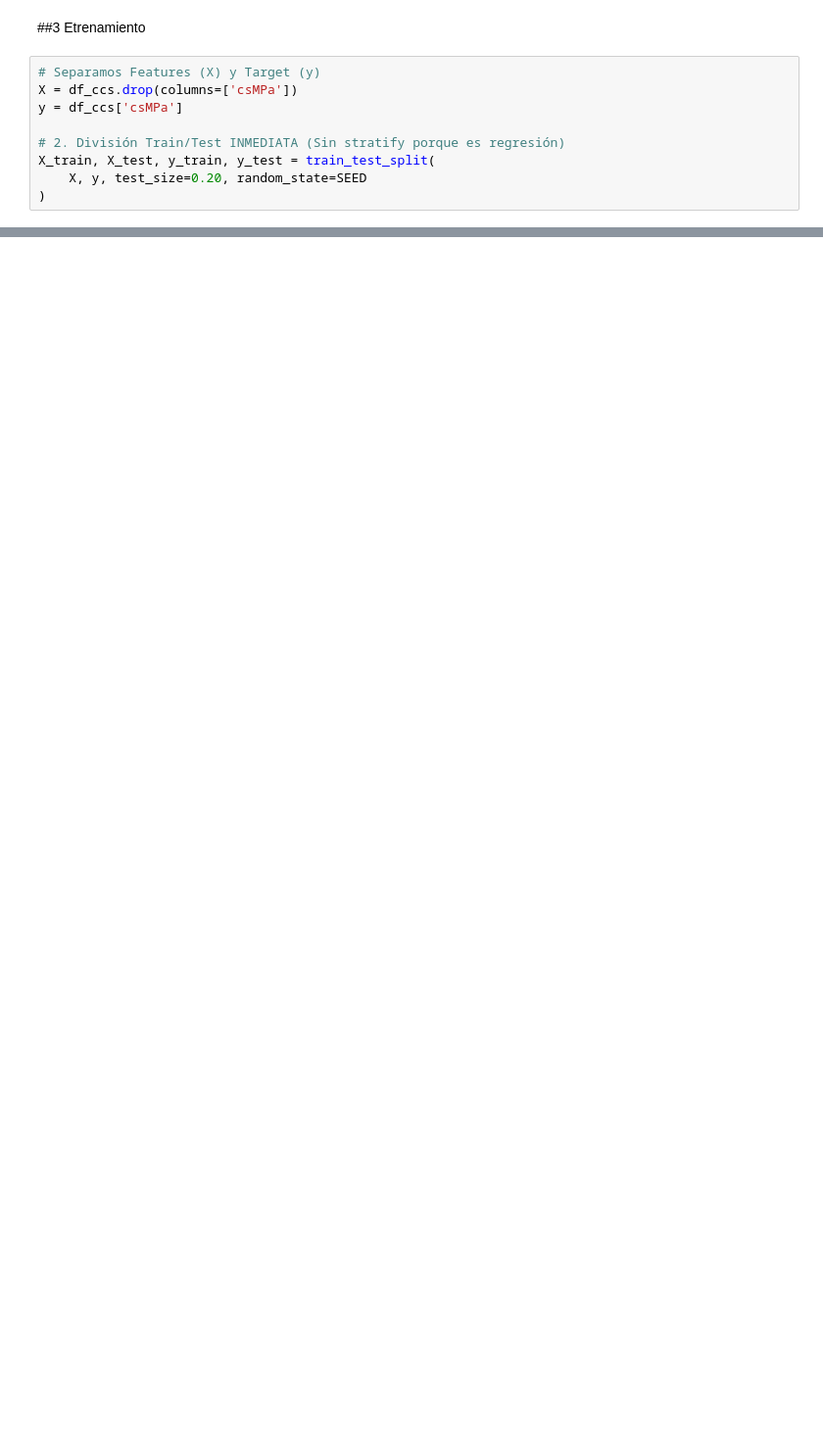
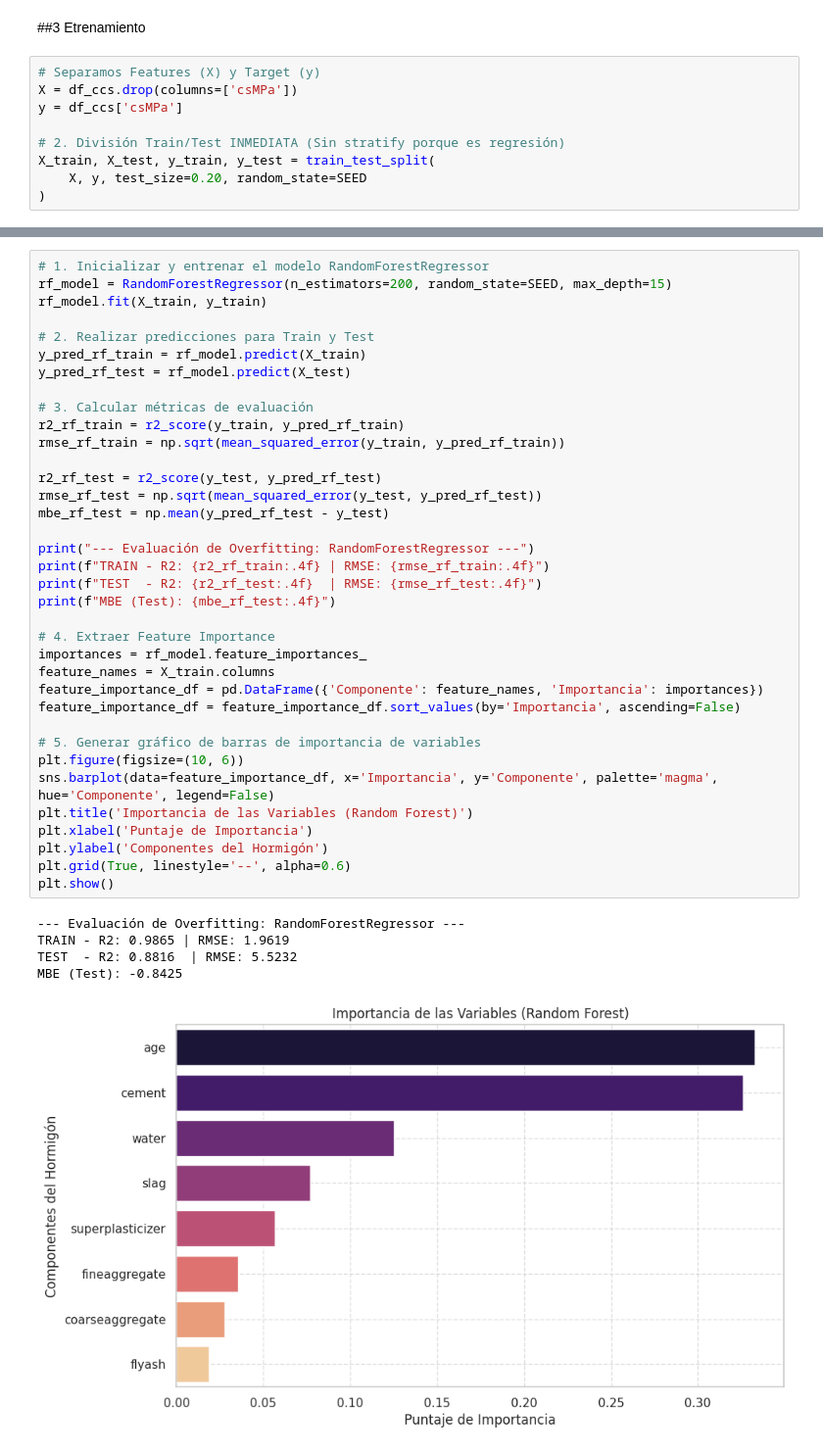
Before and after one commit to Santibareiro27/Inteligencia-Computacional, a Jupyter notebook: RA1_LAB1/Laboratorio_N°1_3.ipynb, the cells around one changed output, grey strips where cells are left out. Shown at 98% size. Saved outputs shown, nothing was run; the diff lists cells and outputs as text; blank space fills up the shorter version.

```diff
--- a/RA1_LAB1/Laboratorio_N°1_3.ipynb
+++ b/RA1_LAB1/Laboratorio_N°1_3.ipynb
@@ -538,0 +549,42 @@ plt.show()
+# %%
+# 1. Inicializar y entrenar el modelo RandomForestRegressor
+rf_model = RandomForestRegressor(n_estimators=200, random_state=SEED, max_depth=15)
+rf_model.fit(X_train, y_train)
+
+# 2. Realizar predicciones para Train y Test
+y_pred_rf_train = rf_model.predict(X_train)
+y_pred_rf_test = rf_model.predict(X_test)
+
+# 3. Calcular métricas de evaluación
+r2_rf_train = r2_score(y_train, y_pred_rf_train)
+rmse_rf_train = np.sqrt(mean_squared_error(y_train, y_pred_rf_train))
+
+r2_rf_test = r2_score(y_test, y_pred_rf_test)
+rmse_rf_test = np.sqrt(mean_squared_error(y_test, y_pred_rf_test))
+mbe_rf_test = np.mean(y_pred_rf_test - y_test)
+
+print("--- Evaluación de Overfitting: RandomForestRegressor ---")
+print(f"TRAIN - R2: {r2_rf_train:.4f} | RMSE: {rmse_rf_train:.4f}")
+print(f"TEST  - R2: {r2_rf_test:.4f}  | RMSE: {rmse_rf_test:.4f}")
+print(f"MBE (Test): {mbe_rf_test:.4f}")
+
+# 4. Extraer Feature Importance
+importances = rf_model.feature_importances_
+feature_names = X_train.columns
+feature_importance_df = pd.DataFrame({'Componente': feature_names, 'Importancia': importances})
+feature_importance_df = feature_importance_df.sort_values(by='Importancia', ascending=False)
+
+# 5. Generar gráfico de barras de importancia de variables
+plt.figure(figsize=(10, 6))
+sns.barplot(data=feature_importance_df, x='Importancia', y='Componente', palette='magma', hue='Componente', legend=False)
+plt.title('Importancia de las Variables (Random Forest)')
+plt.xlabel('Puntaje de Importancia')
+plt.ylabel('Componentes del Hormigón')
+plt.grid(True, linestyle='--', alpha=0.6)
+plt.show()
+# %% [output]
+--- Evaluación de Overfitting: RandomForestRegressor ---
+TRAIN - R2: 0.9865 | RMSE: 1.9619
+TEST  - R2: 0.8816  | RMSE: 5.5232
+MBE (Test): -0.8425
+[figure, added]
```
Also changed, not shown: parts of 12 cells of this notebook.
